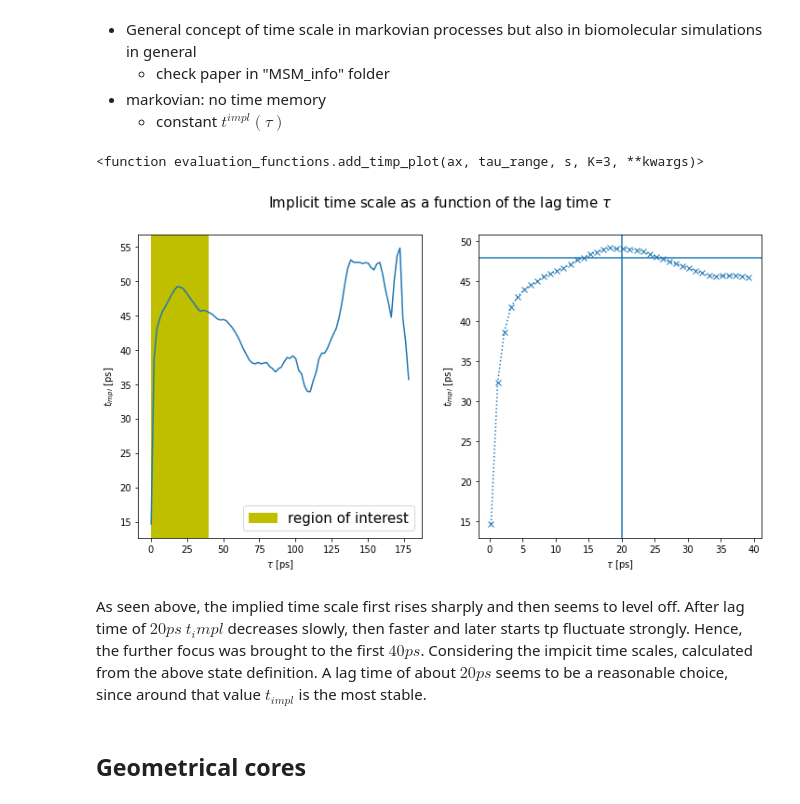
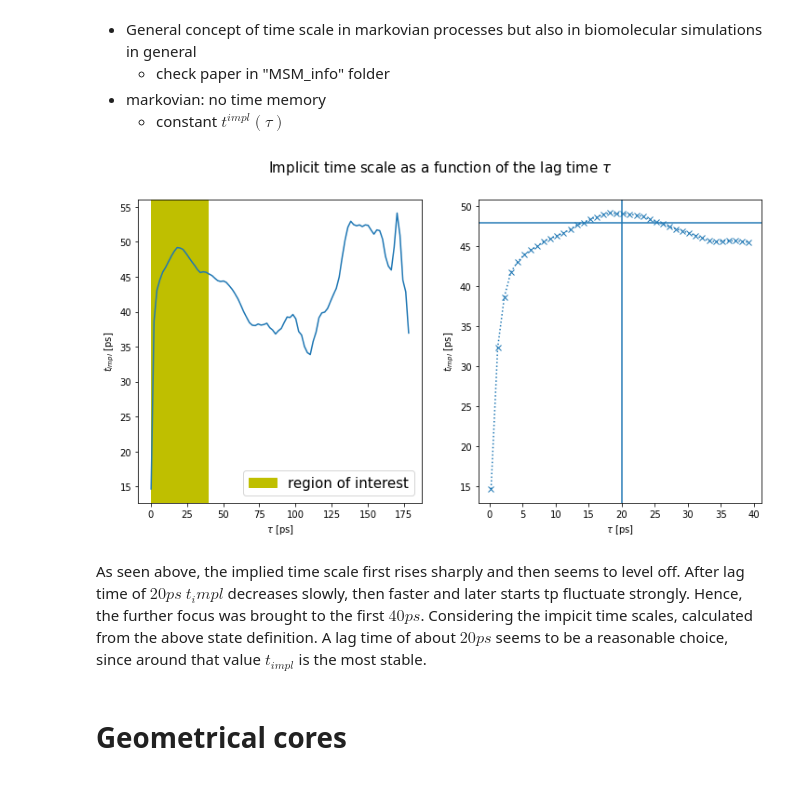
Before and after one commit to HannesC94/Final_Project_BioSim, a Jupyter notebook: Construction and Validation of Markov State Model .ipynb, the cells around one changed output. Saved outputs shown, nothing was run; the diff lists cells and outputs as text; code cells hidden in the pictures.

Commit message:
viel markdown im notebook, auch plot of validation data

```diff
--- a/Construction and Validation of Markov State Model .ipynb
+++ b/Construction and Validation of Markov State Model .ipynb
@@ -203,15 +294,15 @@ def change_core(rect_dict, ds):
 
 
 # define rectangle(s) for state 1. put all lists in another list, called rec_list
-s1_rec_ul = [[-np.pi, -2.07], [1.3, np.pi]]
+s1_rec_ul = [[-np.pi, -1.95], [1.3, np.pi]]
 s1_rec_ur = [[1.3, np.pi], [1.3, np.pi]]
-s1_rec_ll = [[-np.pi, -2.07], [-np.pi, -2]]
+s1_rec_ll = [[-np.pi, -1.95], [-np.pi, -2]]
 s1_rec_lr = [[1.3, np.pi], [-np.pi, -2]]
 rec_list_s1 = [s1_rec_ul, s1_rec_ur, s1_rec_ll, s1_rec_lr]
 
 # define rectangle(s) for state 2. put all lists in another list, called rec_list
-s2_rec_u = [[-2.07, 1.3], [1.3, np.pi]]
-s2_rec_l = [[-2.07, 1.3], [-np.pi, -2]]
+s2_rec_u = [[-1.95, 1.3], [1.3, np.pi]]
+s2_rec_l = [[-1.95, 1.3], [-np.pi, -2]]
 rec_list_s2 = [s2_rec_u, s2_rec_l]
 
 # define rectangle(s) for state 3. put all lists in another list, called rec_list
@@ -283,17 +375,13 @@ With this the transition matrix can be defined as:
     - check paper in "MSM_info" folder
 * markovian: no time memory
     - constant $t^{impl}(\tau)$
-# %%
-ef.add_timp_plot
-# %% [output]
-<function evaluation_functions.add_timp_plot(ax, tau_range, s, K=3, **kwargs)>
 # %%
 tau_range_1 = np.arange(1, 200, 5)
 tau_range_2 = np.arange(1, 900, 10)
-ef.plot_timp(tau_range_1, tau_range_2, s_1, figsize=(12,6))
+ef.plot_timp(tau_range_1, tau_range_2, s_1, axh_y=48, axv_x=19, figsize=(12,8))
 # %% [output]
-[figure, old version]
+[figure, new version]
 # %% [markdown]
 As seen above, the implied time scale first rises sharply and then seems to level off. After lag time of $20 ps$ $t_impl$ decreases slowly, then faster and later starts tp fluctuate strongly. Hence, the further focus was brought to the first $40 ps$. Considering the impicit time scales, calculated from the above state definition. A lag time of about $20 ps$ seems to be a reasonable choice, since around that value $t_{impl}$ is the most stable.
 # %% [markdown]
-## Geometrical cores
+# Geometrical cores
```
Also changed, not shown: parts of 22 cells of this notebook, 4 other files.
